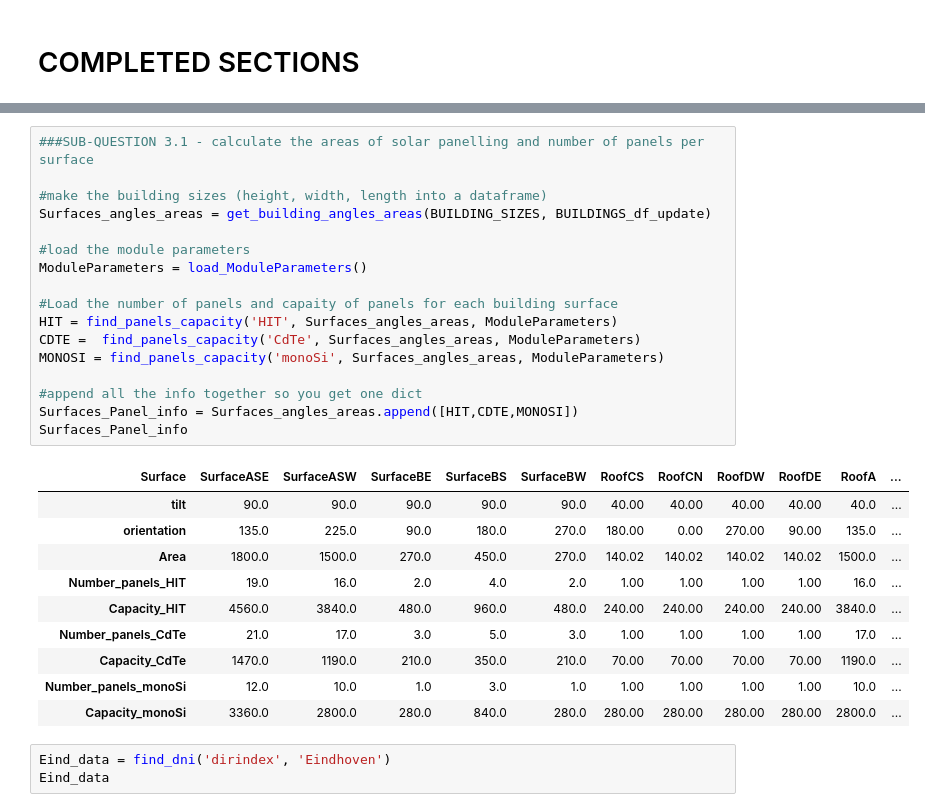
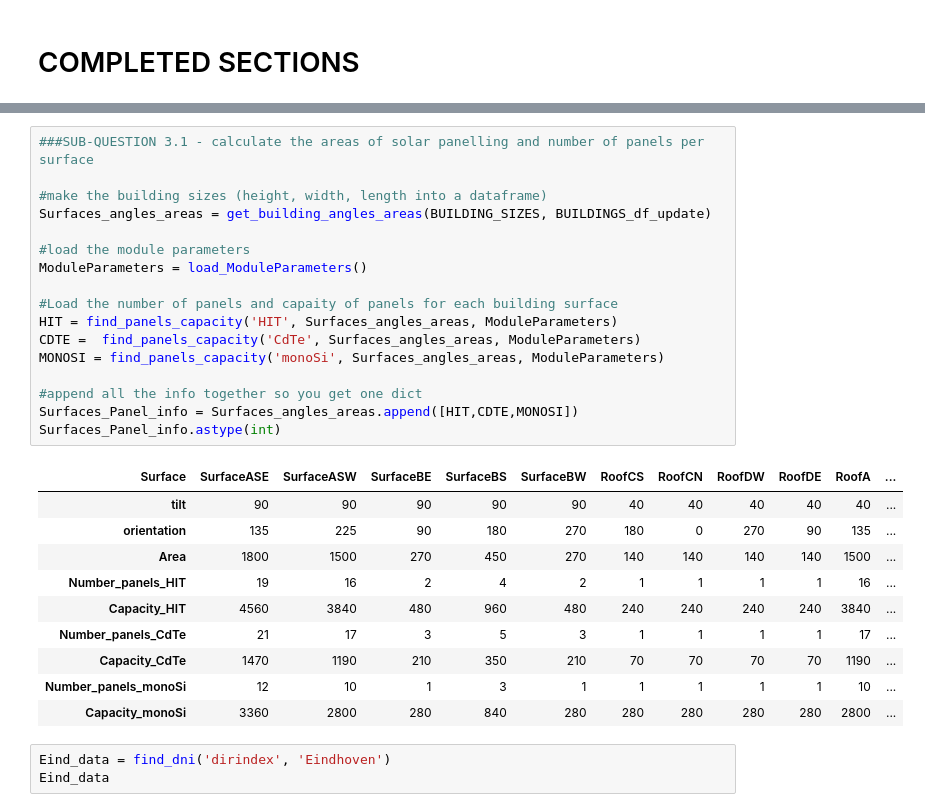
Before and after one commit to ncgarrood/utrechtsmartdistricpartA, a Jupyter notebook: TestingGround.ipynb, the cells around one changed output, grey strips where cells are left out. Cells and saved outputs as stored; diff of their text form.

```diff
--- a/TestingGround.ipynb
+++ b/TestingGround.ipynb
@@ -142,31 +144,31 @@ See the caveats in the documentation: https://pandas.pydata.org/pandas-docs/stab
 # %%
 ###SUB-QUESTION 3.1 - calculate the areas of solar panelling and number of panels per surface
 
 #make the building sizes (height, width, length into a dataframe)
 Surfaces_angles_areas = get_building_angles_areas(BUILDING_SIZES, BUILDINGS_df_update)
 
 #load the module parameters
 ModuleParameters = load_ModuleParameters()
 
 #Load the number of panels and capaity of panels for each building surface
 HIT = find_panels_capacity('HIT', Surfaces_angles_areas, ModuleParameters)
 CDTE =  find_panels_capacity('CdTe', Surfaces_angles_areas, ModuleParameters)
 MONOSI = find_panels_capacity('monoSi', Surfaces_angles_areas, ModuleParameters)
 
 #append all the info together so you get one dict
 Surfaces_Panel_info = Surfaces_angles_areas.append([HIT,CDTE,MONOSI])
-Surfaces_Panel_info
+Surfaces_Panel_info.astype(int)
 # %% [output]
 | Surface | SurfaceASE | SurfaceASW | SurfaceBE | SurfaceBS | SurfaceBW | RoofCS | RoofCN | RoofDW | RoofDE | RoofA | ... |
-| tilt | 90.0 | 90.0 | 90.0 | 90.0 | 90.0 | 40.00 | 40.00 | 40.00 | 40.00 | 40.0 | ... |
-| orientation | 135.0 | 225.0 | 90.0 | 180.0 | 270.0 | 180.00 | 0.00 | 270.00 | 90.00 | 135.0 | ... |
-| Area | 1800.0 | 1500.0 | 270.0 | 450.0 | 270.0 | 140.02 | 140.02 | 140.02 | 140.02 | 1500.0 | ... |
-| Number_panels_HIT | 19.0 | 16.0 | 2.0 | 4.0 | 2.0 | 1.00 | 1.00 | 1.00 | 1.00 | 16.0 | ... |
-| Capacity_HIT | 4560.0 | 3840.0 | 480.0 | 960.0 | 480.0 | 240.00 | 240.00 | 240.00 | 240.00 | 3840.0 | ... |
-| Number_panels_CdTe | 21.0 | 17.0 | 3.0 | 5.0 | 3.0 | 1.00 | 1.00 | 1.00 | 1.00 | 17.0 | ... |
-| Capacity_CdTe | 1470.0 | 1190.0 | 210.0 | 350.0 | 210.0 | 70.00 | 70.00 | 70.00 | 70.00 | 1190.0 | ... |
-| Number_panels_monoSi | 12.0 | 10.0 | 1.0 | 3.0 | 1.0 | 1.00 | 1.00 | 1.00 | 1.00 | 10.0 | ... |
-| Capacity_monoSi | 3360.0 | 2800.0 | 280.0 | 840.0 | 280.0 | 280.00 | 280.00 | 280.00 | 280.00 | 2800.0 | ... |
+| tilt | 90 | 90 | 90 | 90 | 90 | 40 | 40 | 40 | 40 | 40 | ... |
+| orientation | 135 | 225 | 90 | 180 | 270 | 180 | 0 | 270 | 90 | 135 | ... |
+| Area | 1800 | 1500 | 270 | 450 | 270 | 140 | 140 | 140 | 140 | 1500 | ... |
+| Number_panels_HIT | 19 | 16 | 2 | 4 | 2 | 1 | 1 | 1 | 1 | 16 | ... |
+| Capacity_HIT | 4560 | 3840 | 480 | 960 | 480 | 240 | 240 | 240 | 240 | 3840 | ... |
+| Number_panels_CdTe | 21 | 17 | 3 | 5 | 3 | 1 | 1 | 1 | 1 | 17 | ... |
+| Capacity_CdTe | 1470 | 1190 | 210 | 350 | 210 | 70 | 70 | 70 | 70 | 1190 | ... |
+| Number_panels_monoSi | 12 | 10 | 1 | 3 | 1 | 1 | 1 | 1 | 1 | 10 | ... |
+| Capacity_monoSi | 3360 | 2800 | 280 | 840 | 280 | 280 | 280 | 280 | 280 | 2800 | ... |
 # %%
 Eind_data = find_dni('dirindex', 'Eindhoven')
 Eind_data
```
Also changed, not shown: parts of 10 cells of this notebook.
